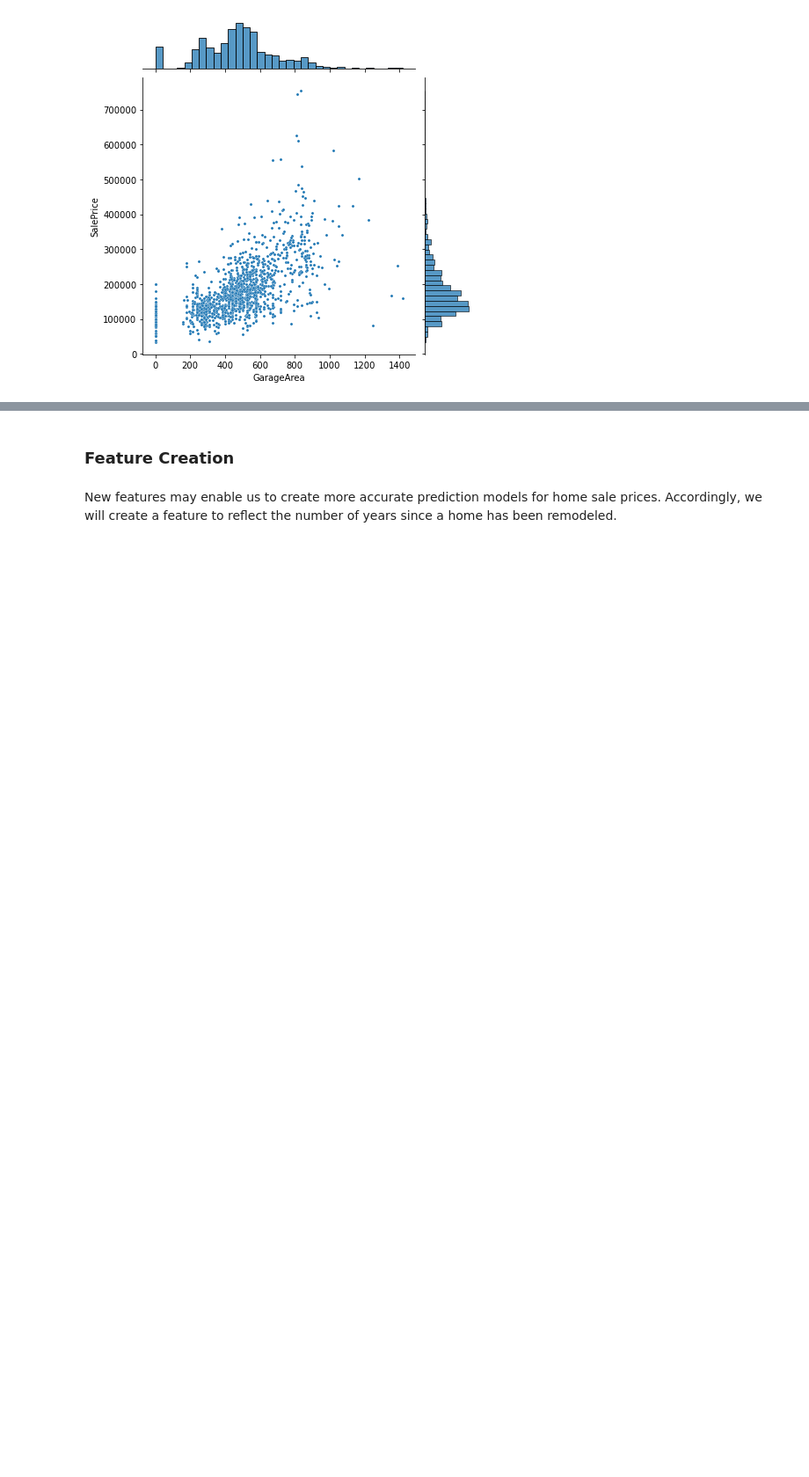
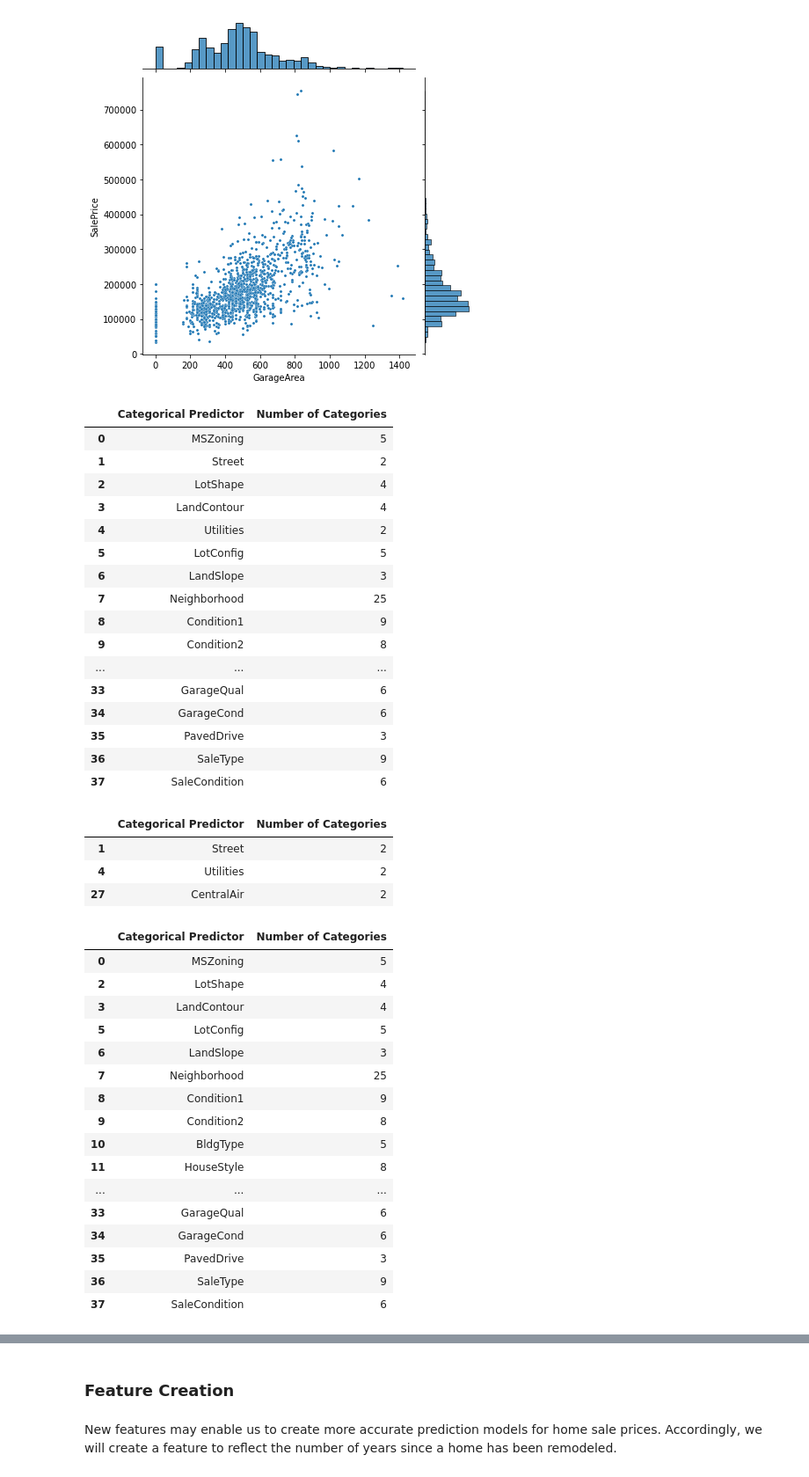
Before and after one commit to Steve-Desilets/MSDS-422-Module-2-Assignment, a Jupyter notebook: Module 2 Assignment - Group 3.ipynb, the cells around one changed output, grey strips where cells are left out. Shown at 88% size. Saved outputs shown, nothing was run; the diff lists cells and outputs as text; code cells hidden in the pictures; blank space fills up the shorter version.

```diff
--- a/Module 2 Assignment - Group 3.ipynb
+++ b/Module 2 Assignment - Group 3.ipynb
@@ -282,3 +282,71 @@ sns.jointplot(x='TotalBsmtSF', y='SalePrice', data = housing_training_data, join
 sns.jointplot(x='GarageArea', y='SalePrice', data = housing_training_data, joint_kws={"s": 10});
 # %% [output]
 [figure]
+# %%
+# Gather categorical variables
+
+categorical_variables = ['MSZoning', 'Street', 'LotShape', 'LandContour', 'Utilities', 'LotConfig', 'LandSlope',
+                        'Neighborhood', 'Condition1', 'Condition2', 'BldgType', 'HouseStyle', 'RoofStyle',  'RoofMatl',
+                        'Exterior1st', 'Exterior2nd', 'MasVnrType', 'ExterQual', 'ExterCond', 'Foundation',
+                        'BsmtQual', 'BsmtCond', 'BsmtExposure', 'BsmtFinType1', 'BsmtFinType2', 'Heating', 'HeatingQC',
+                        'CentralAir', 'Electrical', 'KitchenQual', 'Functional', 'FireplaceQu', 'GarageType',
+                        'GarageQual', 'GarageCond', 'PavedDrive',  'SaleType', 'SaleCondition']
+
+category_counts = []
+
+for var in categorical_variables:
+    category_counts.append(len(housing_training_data[var].unique()))
+
+
+
+categorical_variable_dictionary = {'Categorical Predictor':categorical_variables,'Number of Categories':category_counts}
+categorical_var_df = pd.DataFrame(categorical_variable_dictionary)
+categorical_var_df
+
+
+# Identify the Indicator Variables
+indicator_variables_df = categorical_var_df[categorical_var_df['Number of Categories'] == 2]
+indicator_variables_df
+
+# Identify the Non-Indicator Categorical Variables
+non_indicator_categorial_vars_df = categorical_var_df[categorical_var_df['Number of Categories'] > 2]
+non_indicator_categorial_vars_df
+# %% [output]
+|  | Categorical Predictor | Number of Categories |
+| 0 | MSZoning | 5 |
+| 1 | Street | 2 |
+| 2 | LotShape | 4 |
+| 3 | LandContour | 4 |
+| 4 | Utilities | 2 |
+| 5 | LotConfig | 5 |
+| 6 | LandSlope | 3 |
+| 7 | Neighborhood | 25 |
+| 8 | Condition1 | 9 |
+| 9 | Condition2 | 8 |
+| ... | ... | ... |
+| 33 | GarageQual | 6 |
+| 34 | GarageCond | 6 |
+| 35 | PavedDrive | 3 |
+| 36 | SaleType | 9 |
+| 37 | SaleCondition | 6 |
+|  | Categorical Predictor | Number of Categories |
+| 1 | Street | 2 |
+| 4 | Utilities | 2 |
+| 27 | CentralAir | 2 |
+|  | Categorical Predictor | Number of Categories |
+| 0 | MSZoning | 5 |
+| 2 | LotShape | 4 |
+| 3 | LandContour | 4 |
+| 5 | LotConfig | 5 |
+| 6 | LandSlope | 3 |
+| 7 | Neighborhood | 25 |
+| 8 | Condition1 | 9 |
+| 9 | Condition2 | 8 |
+| 10 | BldgType | 5 |
+| 11 | HouseStyle | 8 |
+| ... | ... | ... |
+| 33 | GarageQual | 6 |
+| 34 | GarageCond | 6 |
+| 35 | PavedDrive | 3 |
+| 36 | SaleType | 9 |
+| 37 | SaleCondition | 6 |
```
Also changed, not shown: parts of 10 cells of this notebook.
